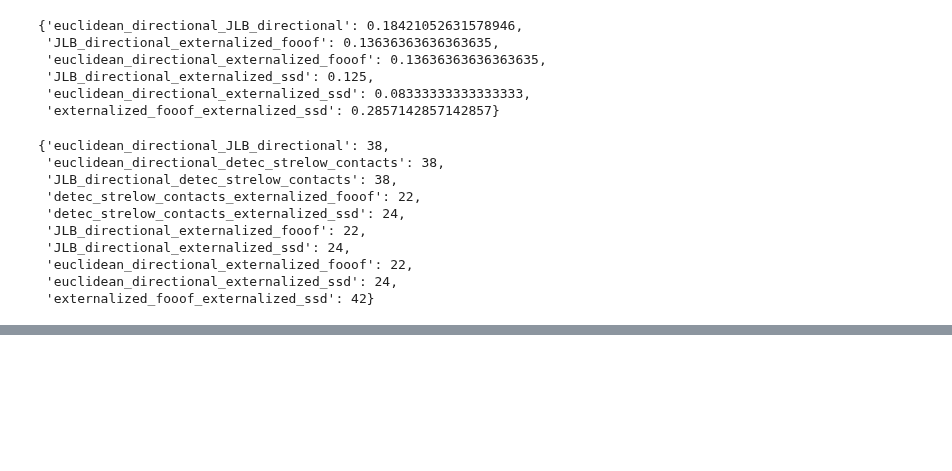
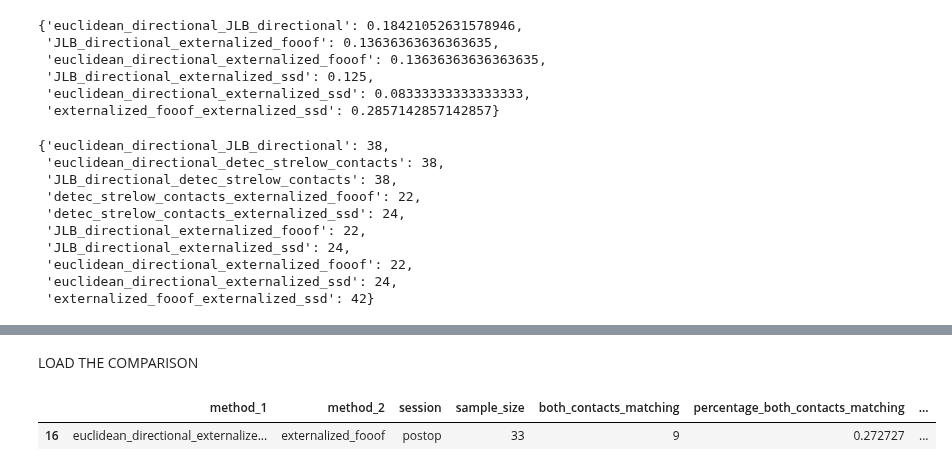
Before and after one commit to JKBehnke/BetaSenSightLongterm, a Jupyter notebook: notebooks/monopolar_estimation_validation.ipynb, the cells around one changed output, grey strips where cells are left out. Saved outputs shown, nothing was run; the diff lists cells and outputs as text; code cells hidden in the pictures; blank space fills up the shorter version.

```diff
--- a/notebooks/monopolar_estimation_validation.ipynb
+++ b/notebooks/monopolar_estimation_validation.ipynb
@@ -891,7 +913,7 @@ comparison_all_methods.head()
 Load the comparison pickle files
 # %%
 load_data = mono_comp_helpers.load_comparison_result_DF(
-    method_comparison= "externalized_ssd_externalized_fooof", comparison_file="rank", clinical_session="fu3m", percept_session="postop", fooof_version="v2"
+    method_comparison= "externalized_ssd_externalized_fooof", comparison_file="rank", clinical_session="fu3m", percept_session="postop", fooof_version="v2", bssu_version="percept"
 )
 # %%
 load_data
@@ -993,0 +1105,11 @@ heatmap[2]
+# %% [markdown]
+LOAD THE COMPARISON
+# %%
+load_data = mono_comp_helpers.load_comparison_result_DF(
+    method_comparison= "euclidean_directional_externalized_bssu_externalized_fooof", comparison_file="rank", clinical_session="fu12m", percept_session="postop", fooof_version="v2", bssu_version="externalized"
+)
+# %%
+load_data
+# %% [output]
+|  | method_1 | method_2 | session | sample_size | both_contacts_matching | percentage_both_contacts_matching | ... |
+| 16 | euclidean_directional_externalize... | externalized_fooof | postop | 33 | 9 | 0.272727 | ... |
```
Also changed, not shown: parts of 18 cells of this notebook, 10 other files.
